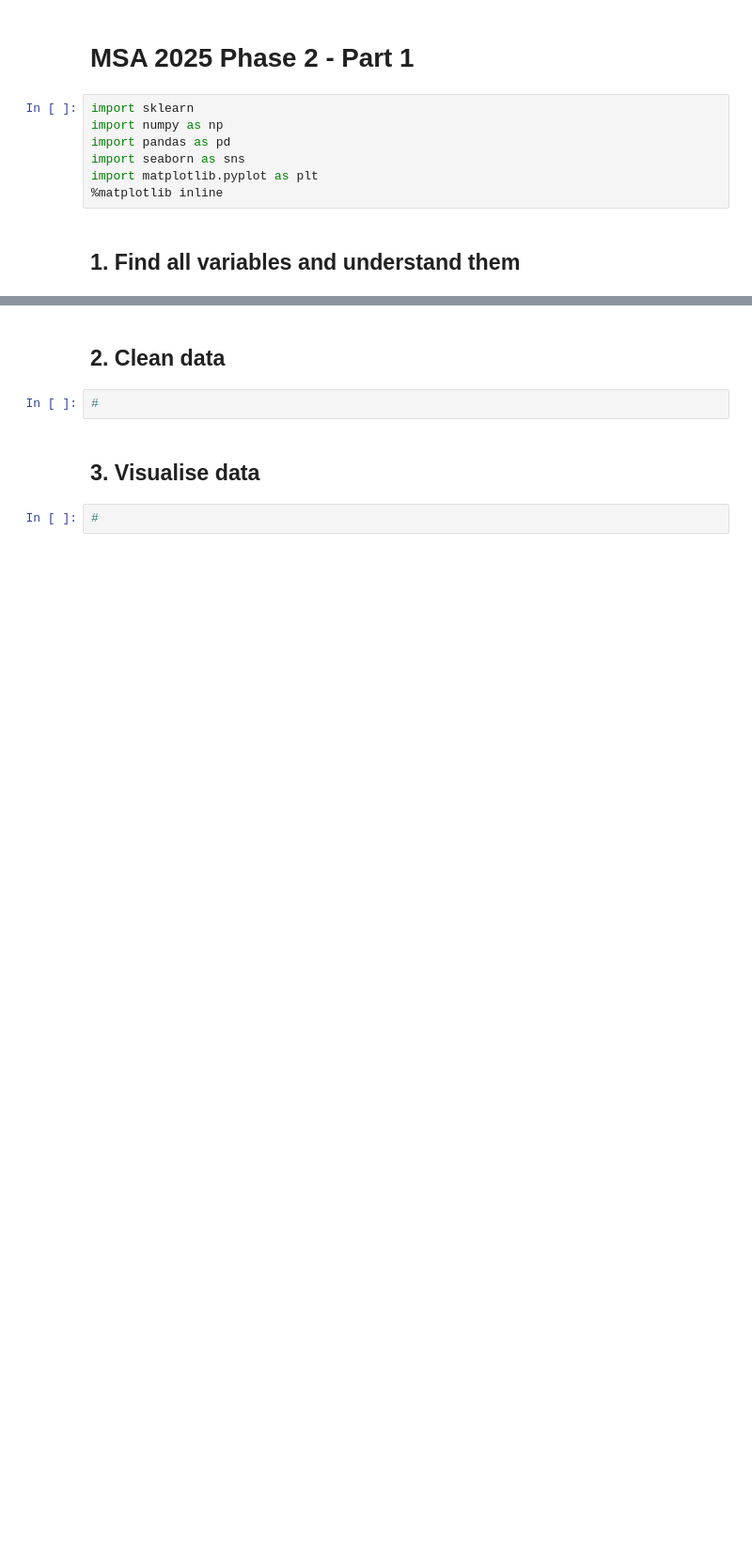
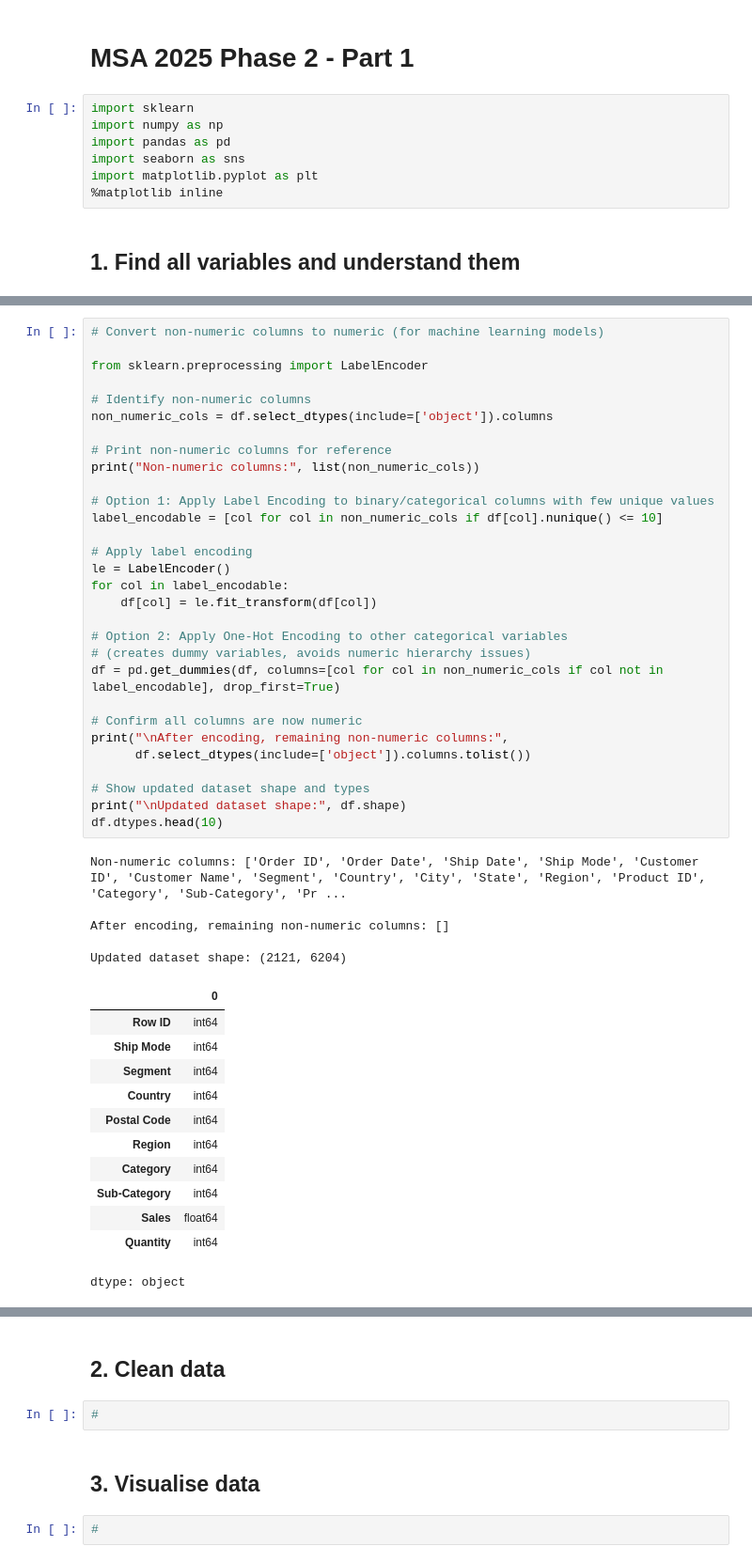
Before and after one commit to Kenchch/Phase-2-Data-Science-FengJiang, a Jupyter notebook: 1. Analysis and Preprocessing/part1-submission.ipynb, the cells around one changed output, grey strips where cells are left out. Shown: that part at 94% size. Saved outputs shown, nothing was run; the diff lists cells and outputs as text; blank space fills up the shorter version.

```diff
--- a/1. Analysis and Preprocessing/part1-submission.ipynb
+++ b/1. Analysis and Preprocessing/part1-submission.ipynb
@@ -105,0 +101,48 @@ plt.show()
+# %%
+# Convert non-numeric columns to numeric (for machine learning models)
+
+from sklearn.preprocessing import LabelEncoder
+
+# Identify non-numeric columns
+non_numeric_cols = df.select_dtypes(include=['object']).columns
+
+# Print non-numeric columns for reference
+print("Non-numeric columns:", list(non_numeric_cols))
+
+# Option 1: Apply Label Encoding to binary/categorical columns with few unique values
+label_encodable = [col for col in non_numeric_cols if df[col].nunique() <= 10]
+
+# Apply label encoding
+le = LabelEncoder()
+for col in label_encodable:
+    df[col] = le.fit_transform(df[col])
+
+# Option 2: Apply One-Hot Encoding to other categorical variables
+# (creates dummy variables, avoids numeric hierarchy issues)
+df = pd.get_dummies(df, columns=[col for col in non_numeric_cols if col not in label_encodable], drop_first=True)
+
+# Confirm all columns are now numeric
+print("\nAfter encoding, remaining non-numeric columns:",
+      df.select_dtypes(include=['object']).columns.tolist())
+
+# Show updated dataset shape and types
+print("\nUpdated dataset shape:", df.shape)
+df.dtypes.head(10)
+# %% [output]
+Non-numeric columns: ['Order ID', 'Order Date', 'Ship Date', 'Ship Mode', 'Customer ID', 'Customer Name', 'Segment', 'Country', 'City', 'State', 'Region', 'Product ID', 'Category', 'Sub-Category', 'Pr ...
+
+After encoding, remaining non-numeric columns: []
+
+Updated dataset shape: (2121, 6204)
+|  | 0 |
+| Row ID | int64 |
+| Ship Mode | int64 |
+| Segment | int64 |
+| Country | int64 |
+| Postal Code | int64 |
+| Region | int64 |
+| Category | int64 |
+| Sub-Category | int64 |
+| Sales | float64 |
+| Quantity | int64 |
+dtype: object
```
Also changed, not shown: parts of 5 cells of this notebook.
